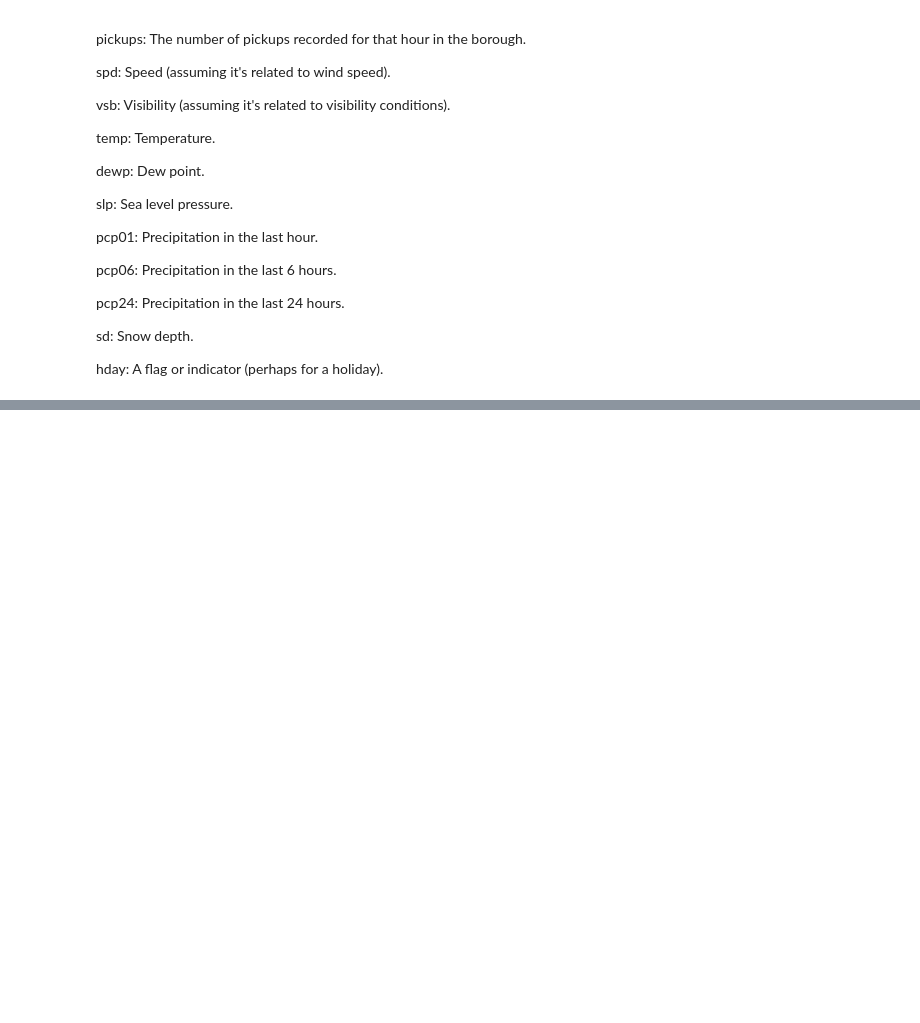
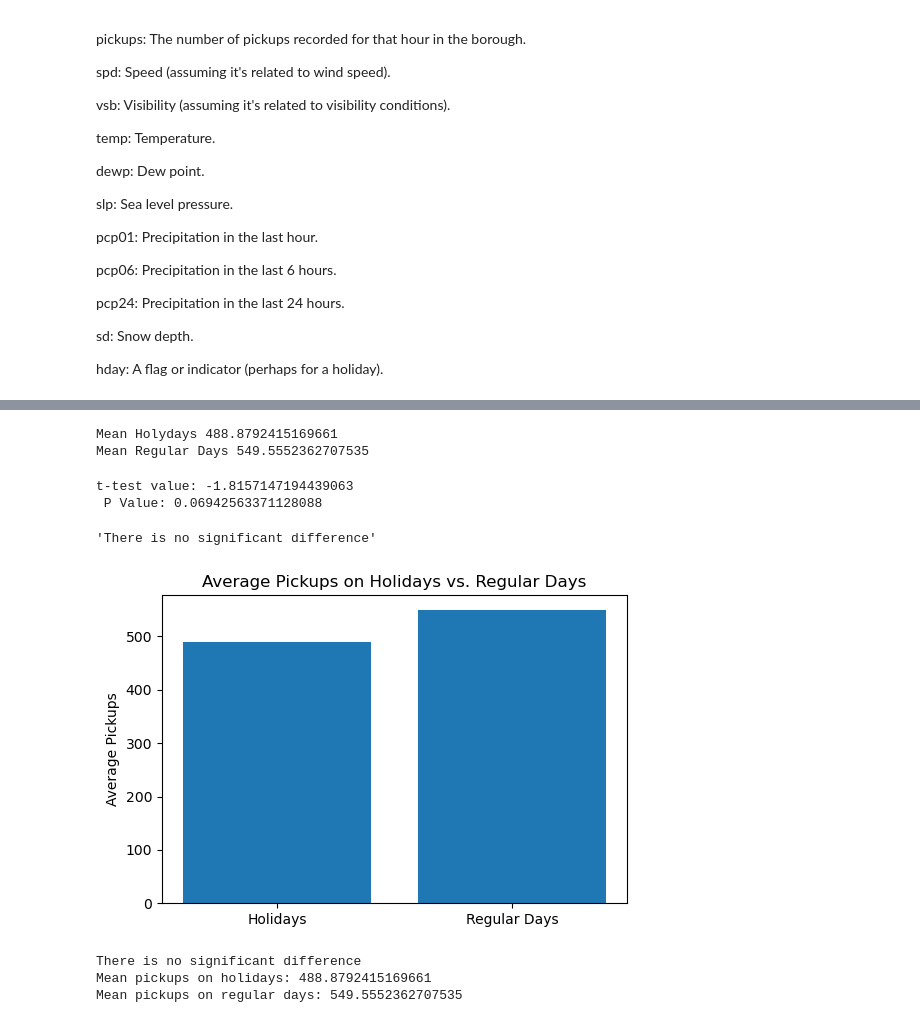
Before and after one commit to Jherza-X/Project1-Group9, a Jupyter notebook: Uber-Weather-Project/project-1 - Q4.ipynb, the cells around one changed output, grey strips where cells are left out. Cells and saved outputs as stored; diff of their text form; code cells hidden in the pictures; blank space fills up the shorter version.

```diff
--- a/Uber-Weather-Project/project-1 - Q4.ipynb
+++ b/Uber-Weather-Project/project-1 - Q4.ipynb
@@ -3,0 +6,3 @@ import matplotlib.pyplot as plt
+# %%
+uber_weather_df = pd.read_csv("Resources/clean.csv")
+uber_weather_df
@@ -97,0 +74,5 @@ array(['Bronx', 'Brooklyn', 'EWR', 'Manhattan', 'Queens', 'Staten Island'],
+# %%
+#GROUP THE DATA BY HOLYDAY AND REGULAR DAY
+# Group the data by holiday
+holiday_group = uber_weather_df[uber_weather_df['hday'] == 'Y']
+holiday_group
@@ -97,0 +93,4 @@ array(['Bronx', 'Brooklyn', 'EWR', 'Manhattan', 'Queens', 'Staten Island'],
+# %%
+#GROUP BY REGULAR DAYS
+regular_day_group = uber_weather_df[uber_weather_df['hday'] != 'Y']
+regular_day_group
@@ -97,0 +111,46 @@ array(['Bronx', 'Brooklyn', 'EWR', 'Manhattan', 'Queens', 'Staten Island'],
+# %%
+# Calculate the mean pickups for each group
+mean_pickups_holiday = holiday_group['pickups'].mean()
+mean_pickups_regular = regular_day_group['pickups'].mean()
+print(f'Mean Holydays {mean_pickups_holiday}')
+print(f'Mean Regular Days {mean_pickups_regular}')
+# %% [output]
+Mean Holydays 488.8792415169661
+Mean Regular Days 549.5552362707535
+# %%
+# Perform a t-test to check for significance
+from scipy import stats
+#running a t-test to see significance
+t_stat, p_value = stats.ttest_ind(holiday_group['pickups'], regular_day_group['pickups'])
+# Define a significance level (e.g., 0.05)
+alpha = 0.05
+# Compare the p-value to the significance level
+if p_value < alpha:
+    significance_result = "There is a significant difference"
+else:
+    significance_result = "There is no significant difference"
+print(f"t-test value: {t_stat}")
+print(f" P Value: {p_value}")
+significance_result
+# %% [output]
+t-test value: -1.8157147194439063
+ P Value: 0.06942563371128088
+'There is no significant difference'
+# %%
+# Create a bar plot to visualize the comparison
+plt.figure(figsize=(6, 4))
+plt.bar(['Holidays', 'Regular Days'], [mean_pickups_holiday, mean_pickups_regular])
+plt.title("Average Pickups on Holidays vs. Regular Days")
+plt.ylabel("Average Pickups")
+plt.show()
+# %% [output]
+[figure, added]
+# %%
+# Print the results
+print(significance_result)
+print("Mean pickups on holidays:", mean_pickups_holiday)
+print("Mean pickups on regular days:", mean_pickups_regular)
+# %% [output]
+There is no significant difference
+Mean pickups on holidays: 488.8792415169661
+Mean pickups on regular days: 549.5552362707535
```
Also changed, not shown: parts of 12 cells of this notebook.
